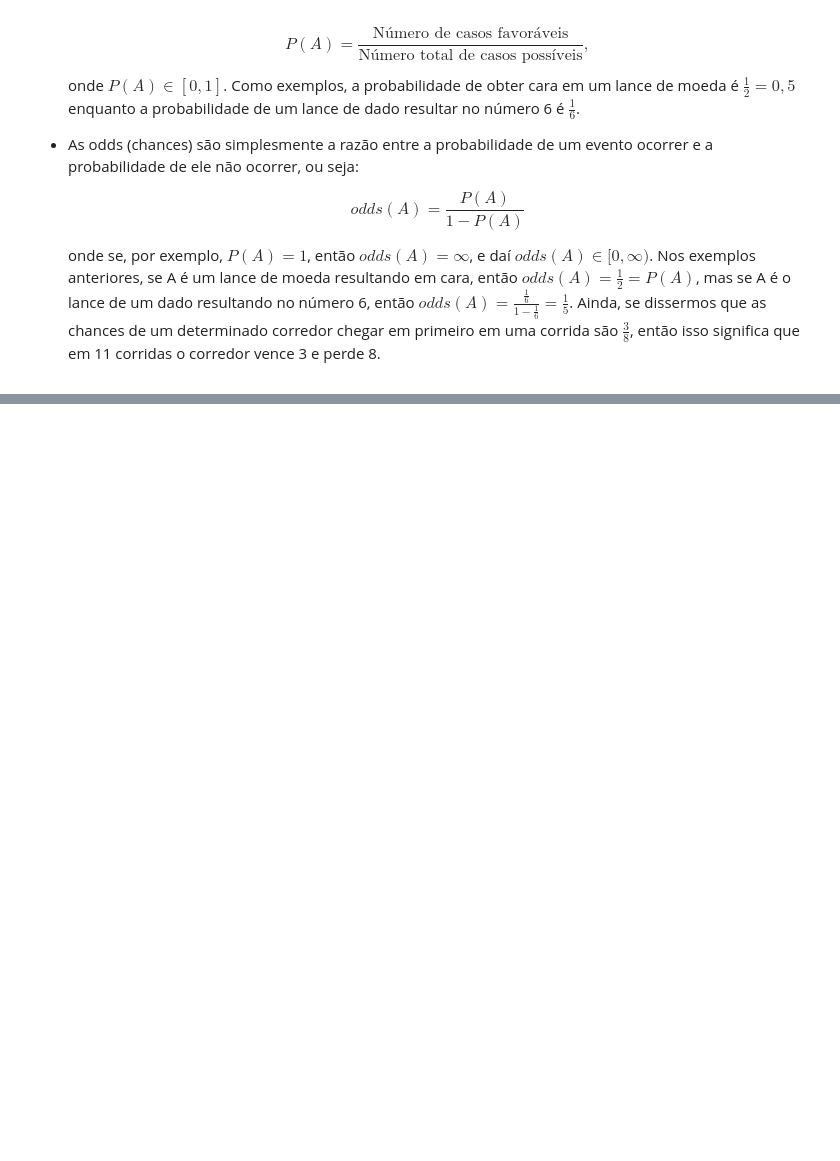
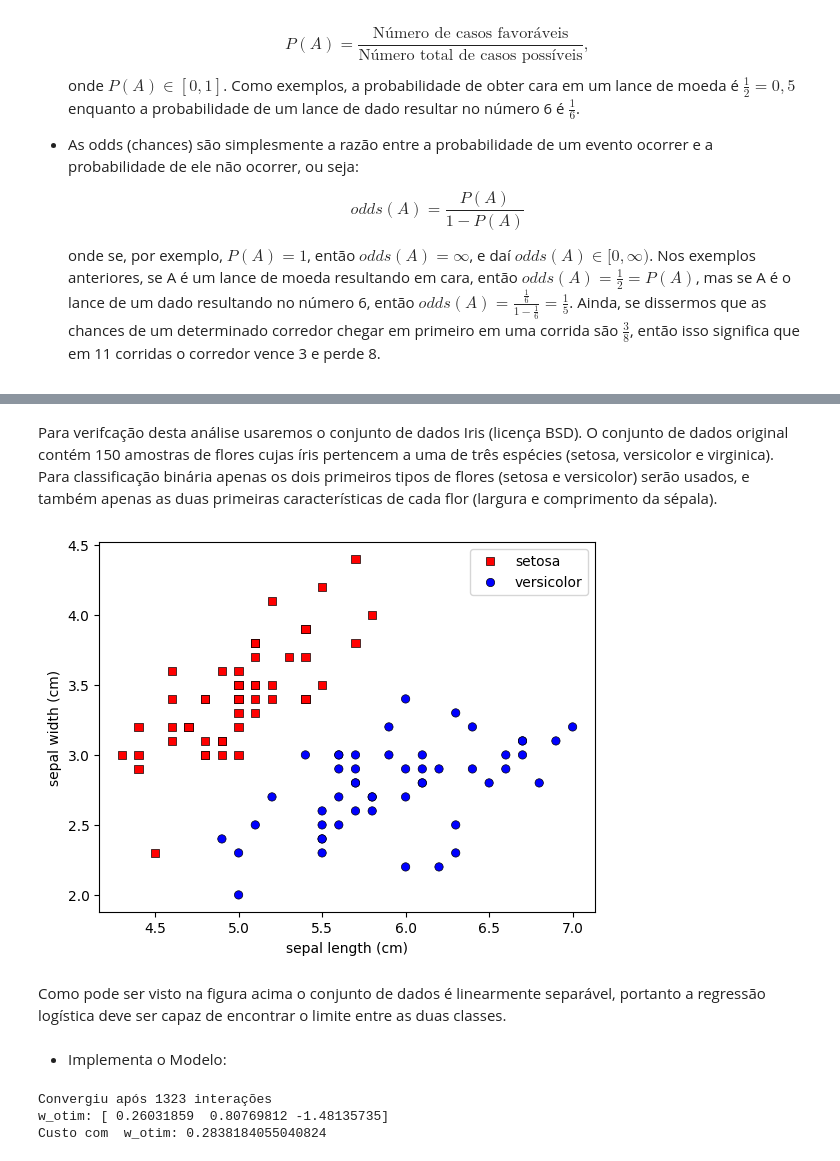
Before and after one commit to Mvanti/Introdu-oRedes-Neurais, a Jupyter notebook: NeuralNetworkBasics.ipynb, the cells around one changed output, grey strips where cells are left out. Saved outputs shown, nothing was run; the diff lists cells and outputs as text; code cells hidden in the pictures; blank space fills up the shorter version.

```diff
--- a/NeuralNetworkBasics.ipynb
+++ b/NeuralNetworkBasics.ipynb
@@ -1353,0 +1353,2 @@ $$\frac{\partial {J(w)}}{\partial w_j}=\frac{1}{n}\sum_{i=1}^{n} [(p_i-y_i) x_{i
+# %% [markdown]
+Para verifcação desta análise usaremos o conjunto de dados Iris (licença BSD). O conjunto de dados original contém 150 amostras de flores cujas íris pertencem a uma de três espécies (setosa, versicolor e virginica). Para classificação binária apenas os dois primeiros tipos de flores (setosa e versicolor) serão usados, e também apenas as duas primeiras características de cada flor (largura e comprimento da sépala).
@@ -1353,0 +1361,23 @@ $$\frac{\partial {J(w)}}{\partial w_j}=\frac{1}{n}\sum_{i=1}^{n} [(p_i-y_i) x_{i
+# %%
+from sklearn.datasets import load_iris
+
+iris = load_iris()
+X = iris.data[:, :2]  # somente as duas primeiras características
+y = iris.target
+
+# flores setosa e versicolor
+X = X[(y == 0) | (y == 1)]
+y = y[(y == 0) | (y == 1)]
+
+def plot_data(X, y):
+    sns.scatterplot(x=X[:, 0], y=X[:, 1], hue=iris.target_names[y], style=iris.target_names[y],
+                    palette=['r','b'], markers=('s','o'), edgecolor='k')
+    plt.xlabel(iris.feature_names[0])
+    plt.ylabel(iris.feature_names[1])
+    plt.legend()
+
+plot_data(X,y)
+# %% [output]
+[figure, added]
+# %% [markdown]
+Como pode ser visto na figura acima o conjunto de dados é linearmente separável, portanto a regressão logística deve ser capaz de encontrar o limite entre as duas classes.
@@ -1353,0 +1393,2 @@ $$\frac{\partial {J(w)}}{\partial w_j}=\frac{1}{n}\sum_{i=1}^{n} [(p_i-y_i) x_{i
+# %% [markdown]
+* Implementa o Modelo:
@@ -1353,0 +1430,9 @@ $$\frac{\partial {J(w)}}{\partial w_j}=\frac{1}{n}\sum_{i=1}^{n} [(p_i-y_i) x_{i
+# %%
+w_ot, cost = model_sgd(X_train, y_train)
+
+print('w_otim:', w_ot)
+print('Custo com  w_otim:', cost)
+# %% [output]
+Convergiu após 1323 interações
+w_otim: [ 0.26031859  0.80769812 -1.48135735]
+Custo com  w_otim: 0.2838184055040824
```
Also changed, not shown: parts of 28 cells of this notebook.
